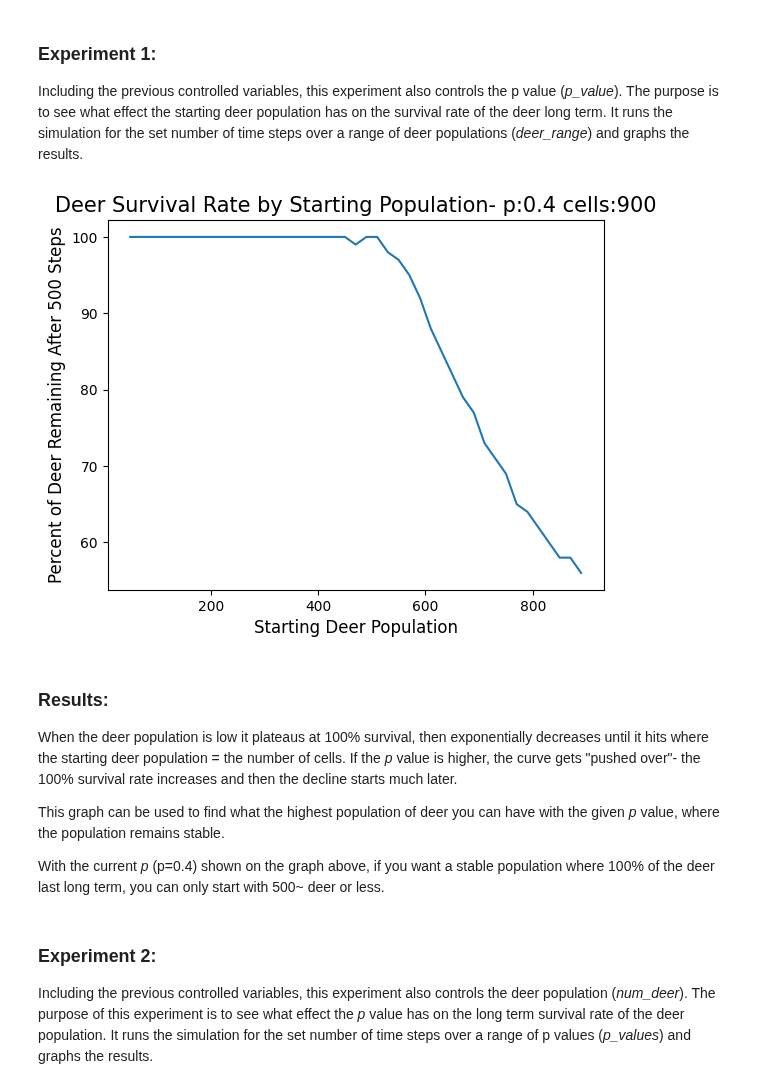
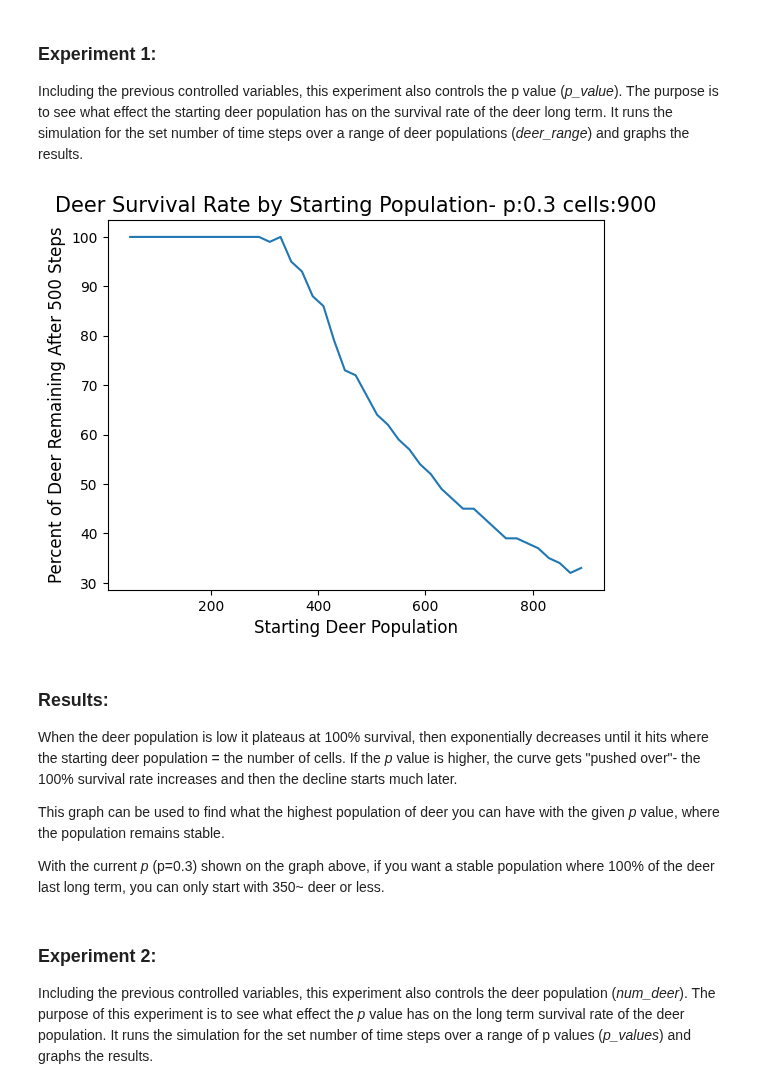
Before and after one commit to alirempel/cap-comp215, a Jupyter notebook: project2.ipynb, the cells around one changed output. Saved outputs shown, nothing was run; the diff lists cells and outputs as text; code cells hidden in the pictures.

```diff
--- a/project2.ipynb
+++ b/project2.ipynb
@@ -318,36 +318,40 @@ def find_surviving_deer(model,deer_pop):
 ### **Experiment 1:**
 Including the previous controlled variables, this experiment also controls the p value (*p_value*). The purpose is to see what effect the starting deer population has on the survival rate of the deer long term. It runs the simulation for the set number of time steps over a range of deer populations (*deer_range*) and graphs the results.
 # %%
-p_value = .4
+p_value = .3
 deer_populations = range(50,900,20)
 
 def experiment1(deer_range,p):
+  ''' Loop through the range of deer populations given (deer_range) and run the model with that many deer and a constant p value (p) 'time_steps2' times
+  and then use find_surviving_deer on each run.
+  This calculates the y values (deer_survival_values) for the graph.
+  The given range of deer_range is the x values. '''
 
   deer_survival_values = []
 
   for num_deers in deer_range:
     deers = Deer.make_deer(num_deer=num_deers,n=n2)
     model = Environment(n=n2,deers=deers,p=p)
     deer_survival_values.append(find_surviving_deer(model,deer_pop=num_deers))
 
 
   plt.plot(deer_range, deer_survival_values)
   plt.xlabel("Starting Deer Population", size=12)
   plt.ylabel(f"Percent of Deer Remaining After {time_steps2} Steps", size=12)
   plt.title(f"Deer Survival Rate by Starting Population- p:{p} cells:{n2**2}", size=15)
   plt.show()
 
 
 experiment1(deer_populations,p_value)
 # %% [output]
-[figure, old version]
+[figure, new version]
 # %% [markdown]
 ### Results:
 When the deer population is low it plateaus at 100% survival, then exponentially decreases until it hits where the starting deer population = the number of cells. If the *p* value is higher, the curve gets "pushed over"- the 100% survival rate increases and then the decline starts much later.
 
 This graph can be used to find what the highest population of deer you can have with the given *p* value, where the population remains stable.
 
-With the current *p* (p=0.4) shown on the graph above, if you want a stable population where 100% of the deer last long term, you can only start with 500~ deer or less.
+With the current *p* (p=0.3) shown on the graph above, if you want a stable population where 100% of the deer last long term, you can only start with 350~ deer or less.
 # %% [markdown]
 ### **Experiment 2:**
 Including the previous controlled variables, this experiment also controls the deer population (*num_deer*). The purpose of this experiment is to see what effect the *p* value has on the long term survival rate of the deer population. It runs the simulation for the set number of time steps over a range of p values (*p_values*) and graphs the results.
```
Also changed, not shown: parts of 5 cells of this notebook.
